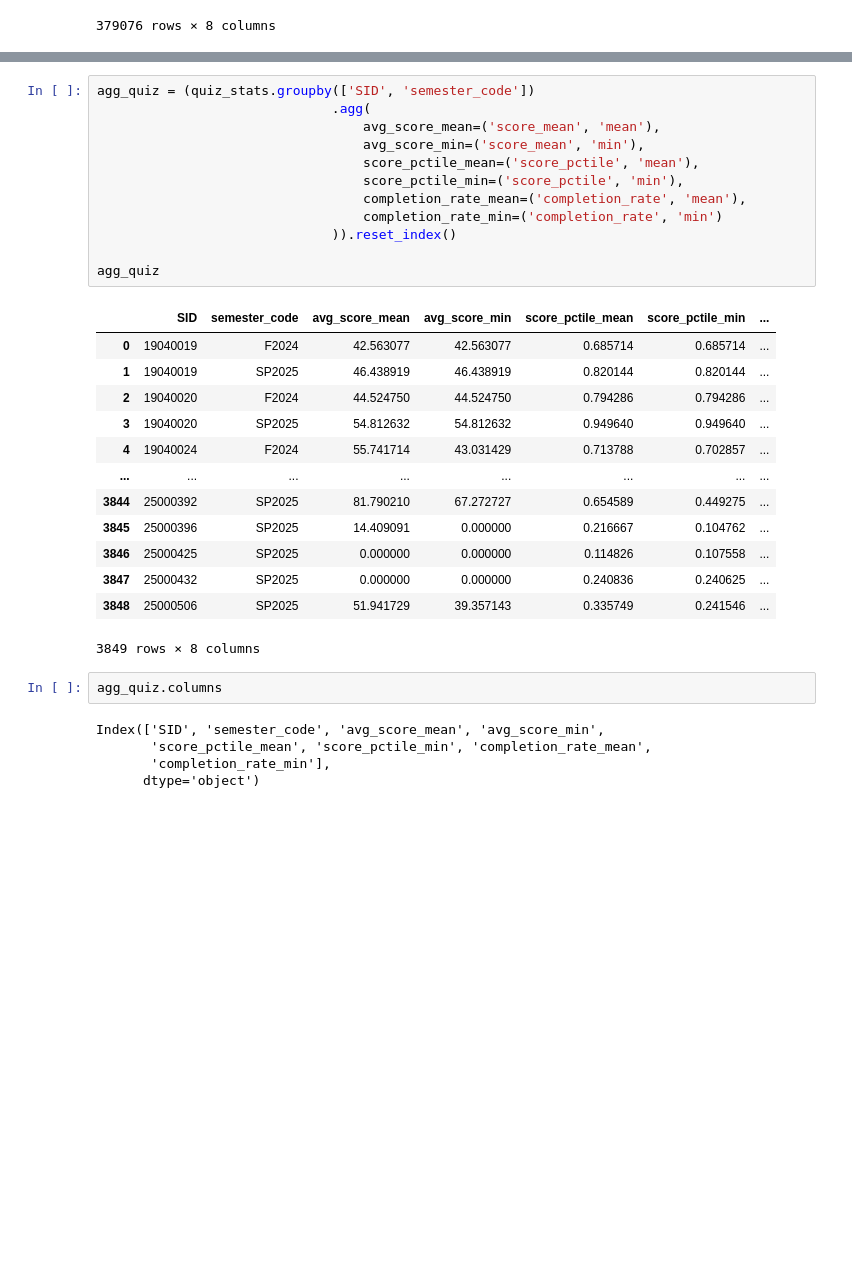
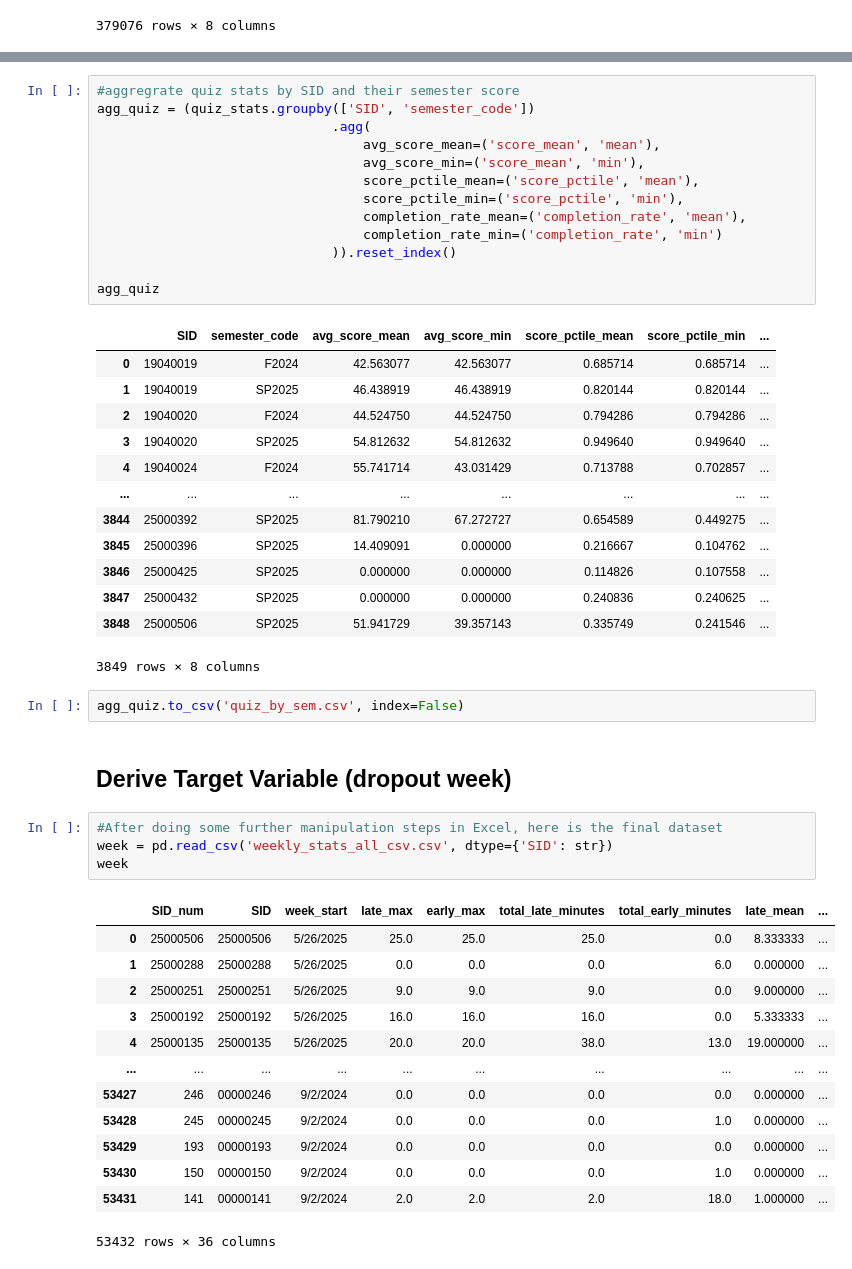
Before and after one commit to tthvan/student-dropout-analysis, a Jupyter notebook: notebooks/weekly_manipulation.ipynb, the cells around one changed output, grey strips where cells are left out. Saved outputs shown, nothing was run; the diff lists cells and outputs as text; blank space fills up the shorter version.

```diff
--- a/notebooks/weekly_manipulation.ipynb
+++ b/notebooks/weekly_manipulation.ipynb
@@ -564,6 +565,7 @@ quiz_stats
 | 9227 | 25000506 | Grade 1 Math Spring 2025 | SP2025 | 23 | 14 | 39.357143 | 0.241546 | 0.608696 |
 9228 rows × 8 columns
 # %%
+#aggregrate quiz stats by SID and their semester score
 agg_quiz = (quiz_stats.groupby(['SID', 'semester_code'])
                               .agg(
                                   avg_score_mean=('score_mean', 'mean'),
@@ -589,10 +591,25 @@ agg_quiz
 | 3847 | 25000432 | SP2025 | 0.000000 | 0.000000 | 0.240836 | 0.240625 | ... |
 | 3848 | 25000506 | SP2025 | 51.941729 | 39.357143 | 0.335749 | 0.241546 | ... |
 3849 rows × 8 columns
-# %%
-agg_quiz.columns
-# %% [output]
-Index(['SID', 'semester_code', 'avg_score_mean', 'avg_score_min',
-       'score_pctile_mean', 'score_pctile_min', 'completion_rate_mean',
-       'completion_rate_min'],
-      dtype='object')
+# %%
+agg_quiz.to_csv('quiz_by_sem.csv', index=False)
+# %% [markdown]
+## Derive Target Variable (dropout week)
+# %%
+#After doing some further manipulation steps in Excel, here is the final dataset
+week = pd.read_csv('weekly_stats_all_csv.csv', dtype={'SID': str})
+week
+# %% [output]
+|  | SID_num | SID | week_start | late_max | early_max | total_late_minutes | total_early_minutes | late_mean | ... |
+| 0 | 25000506 | 25000506 | 5/26/2025 | 25.0 | 25.0 | 25.0 | 0.0 | 8.333333 | ... |
+| 1 | 25000288 | 25000288 | 5/26/2025 | 0.0 | 0.0 | 0.0 | 6.0 | 0.000000 | ... |
+| 2 | 25000251 | 25000251 | 5/26/2025 | 9.0 | 9.0 | 9.0 | 0.0 | 9.000000 | ... |
+| 3 | 25000192 | 25000192 | 5/26/2025 | 16.0 | 16.0 | 16.0 | 0.0 | 5.333333 | ... |
+| 4 | 25000135 | 25000135 | 5/26/2025 | 20.0 | 20.0 | 38.0 | 13.0 | 19.000000 | ... |
+| ... | ... | ... | ... | ... | ... | ... | ... | ... | ... |
+| 53427 | 246 | 00000246 | 9/2/2024 | 0.0 | 0.0 | 0.0 | 0.0 | 0.000000 | ... |
+| 53428 | 245 | 00000245 | 9/2/2024 | 0.0 | 0.0 | 0.0 | 1.0 | 0.000000 | ... |
+| 53429 | 193 | 00000193 | 9/2/2024 | 0.0 | 0.0 | 0.0 | 0.0 | 0.000000 | ... |
+| 53430 | 150 | 00000150 | 9/2/2024 | 0.0 | 0.0 | 0.0 | 1.0 | 0.000000 | ... |
+| 53431 | 141 | 00000141 | 9/2/2024 | 2.0 | 2.0 | 2.0 | 18.0 | 1.000000 | ... |
+53432 rows × 36 columns
```
Also changed, not shown: parts of 29 cells of this notebook, 10 other files.
